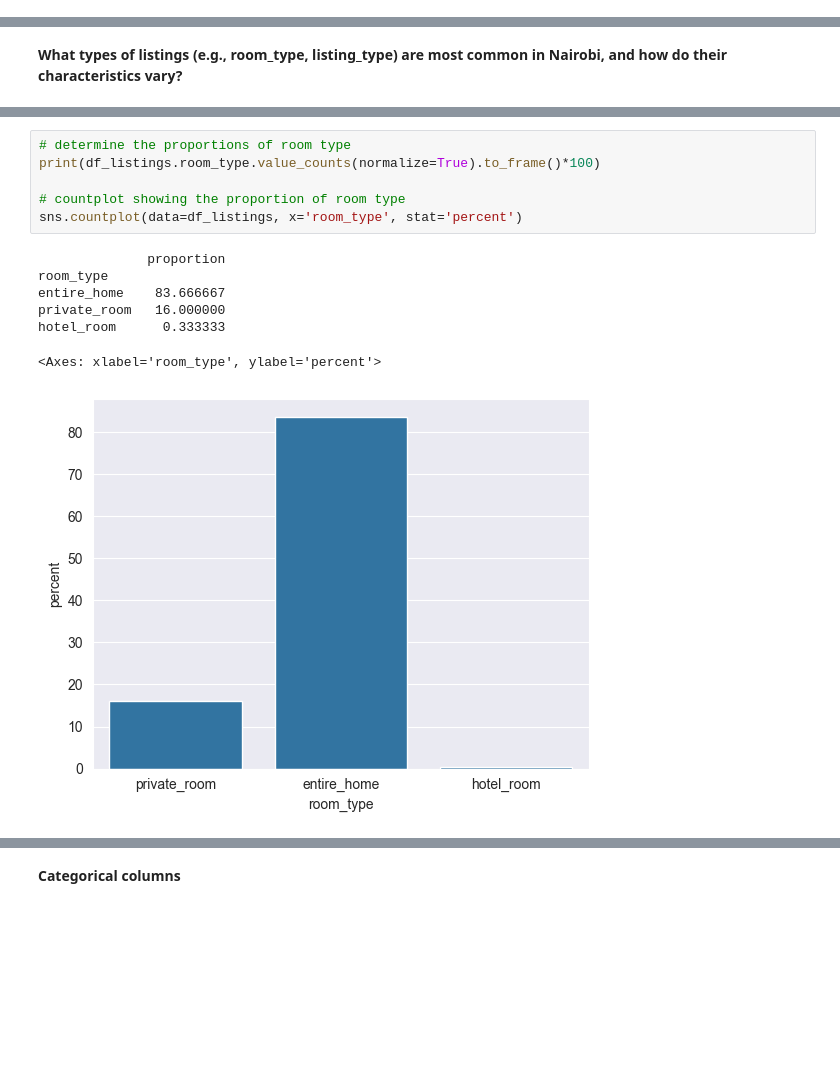
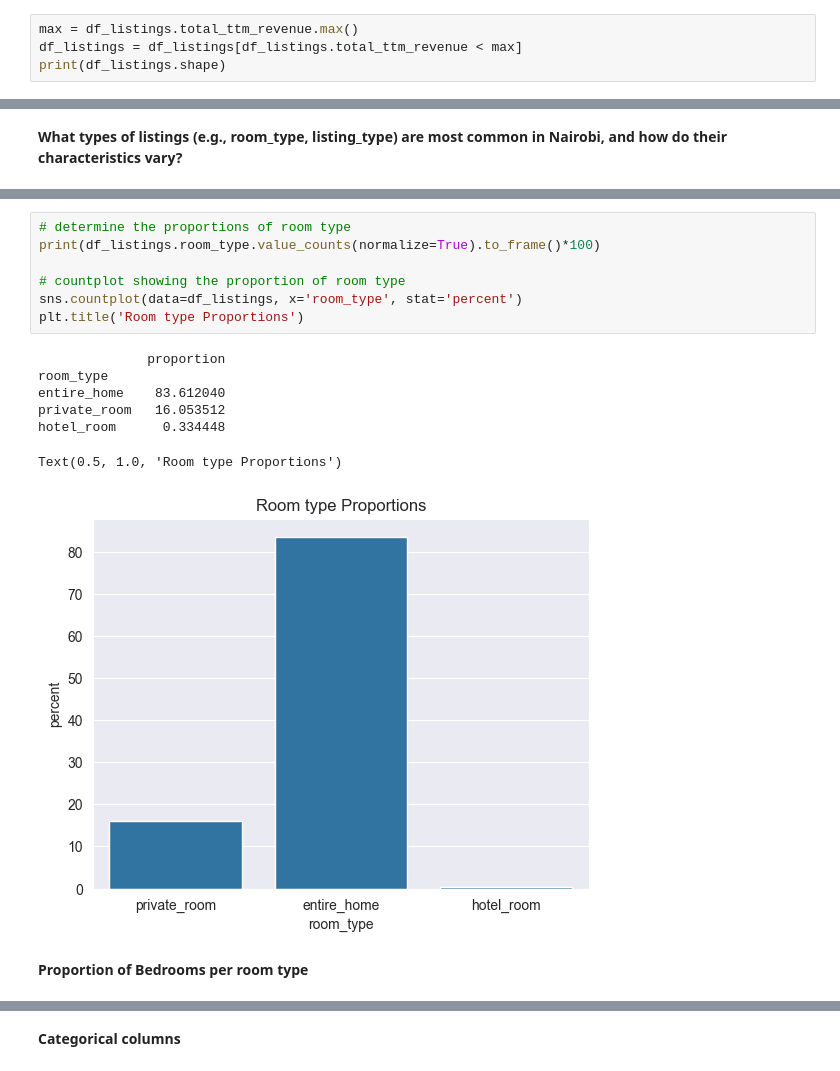
Before and after one commit to Morris-mk/Nairobi_AirbnbMarket_Overview_and-_InvestmentAnalysis, a Jupyter notebook: Airbnb_analysis.ipynb, the cells around one changed output, grey strips where cells are left out. Saved outputs shown, nothing was run; the diff lists cells and outputs as text; blank space fills up the shorter version.

```diff
--- a/Airbnb_analysis.ipynb
+++ b/Airbnb_analysis.ipynb
@@ -241,0 +269,4 @@ dtype: int64
+# %%
+max = df_listings.total_ttm_revenue.max()
+df_listings = df_listings[df_listings.total_ttm_revenue < max]
+print(df_listings.shape)
@@ -395,14 +430,17 @@ df_listings.listing_type.value_counts(normalize=True, ascending=False).round(3).
 # %%
 # determine the proportions of room type
 print(df_listings.room_type.value_counts(normalize=True).to_frame()*100)
 
 # countplot showing the proportion of room type
 sns.countplot(data=df_listings, x='room_type', stat='percent')
+plt.title('Room type Proportions')
 # %% [output]
               proportion
 room_type
-entire_home    83.666667
-private_room   16.000000
-hotel_room      0.333333
+entire_home    83.612040
+private_room   16.053512
+hotel_room      0.334448
-<Axes: xlabel='room_type', ylabel='percent'>
+Text(0.5, 1.0, 'Room type Proportions')
-[figure, old version]
+[figure, new version]
+# %% [markdown]
+**Proportion of Bedrooms per room type**
```
Also changed, not shown: parts of 76 cells of this notebook.
